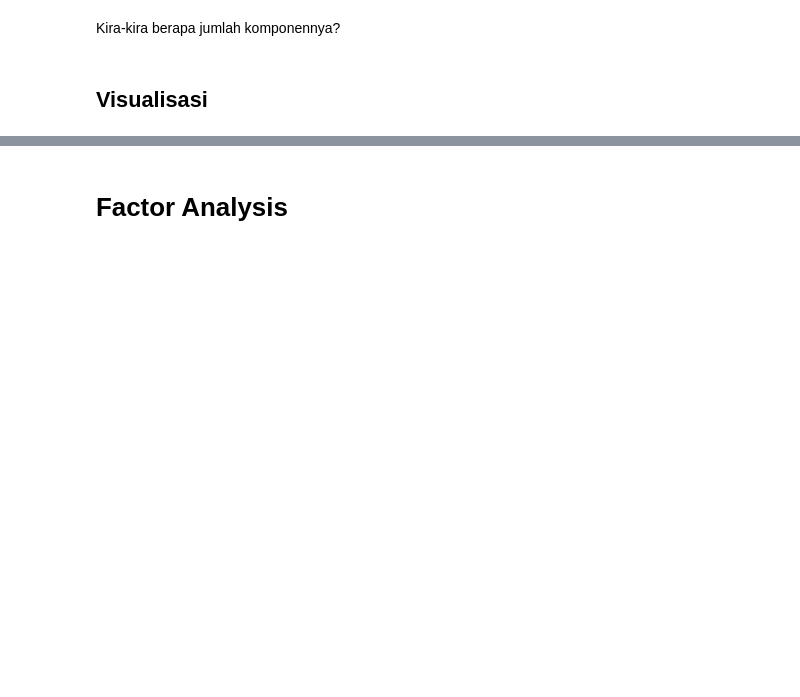
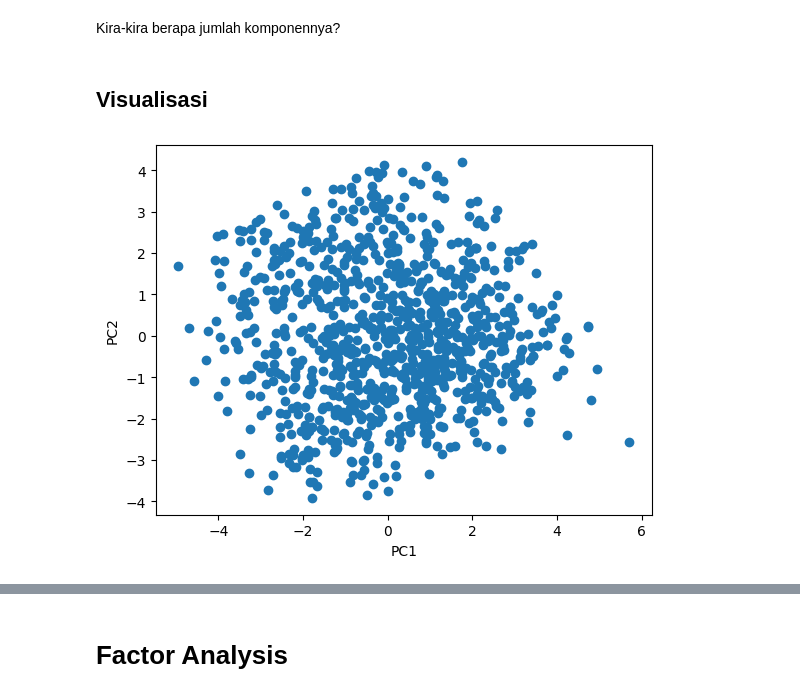
Before and after one commit to rfih/Dibimbing---DSDA, a Jupyter notebook: HO pribadi/HO Day 37/[Hands_On]_Day_37_PCA_dan_FA.ipynb, the cells around one changed output, grey strips where cells are left out. Drawn from its saved outputs; the diff is of its cells as text; code cells hidden in the pictures; blank space fills up the shorter version.

```diff
--- a/HO pribadi/HO Day 37/[Hands_On]_Day_37_PCA_dan_FA.ipynb
+++ b/HO pribadi/HO Day 37/[Hands_On]_Day_37_PCA_dan_FA.ipynb
@@ -132,3 +341,12 @@ Kira-kira berapa jumlah komponennya?
 # %%
 # buat visualisasi dalam 2D (scatter plot)
 # meski komponen yang dipilih pada akhirnya bukan 2, tapi tetap lakukan visualisasi  2D
+pca_2 = PCA(n_components=2)
+X_pca_2 = pca_2.fit_transform(X_scaled)
+
+plt.scatter(X_pca_2[:, 0], X_pca_2[:, 1])
+plt.xlabel('PC1')
+plt.ylabel('PC2')
+plt.show()
+# %% [output]
+[figure, added]
```
Also changed, not shown: parts of 34 cells of this notebook.
